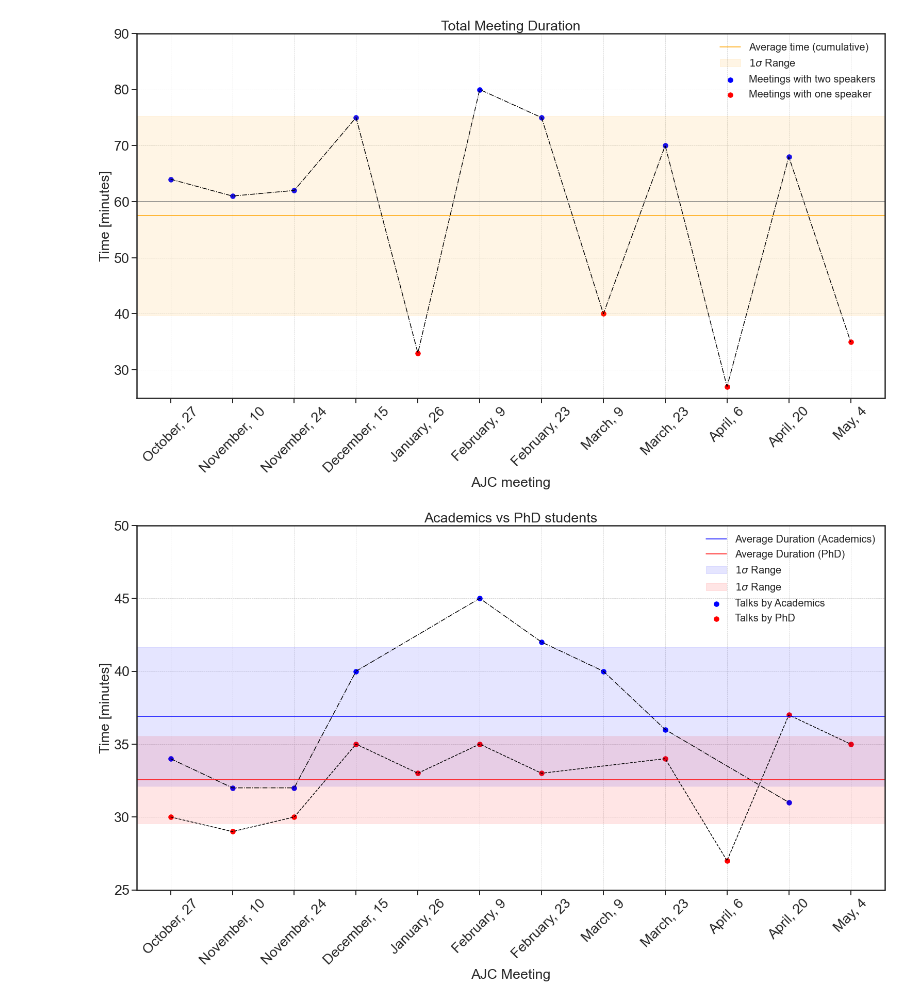
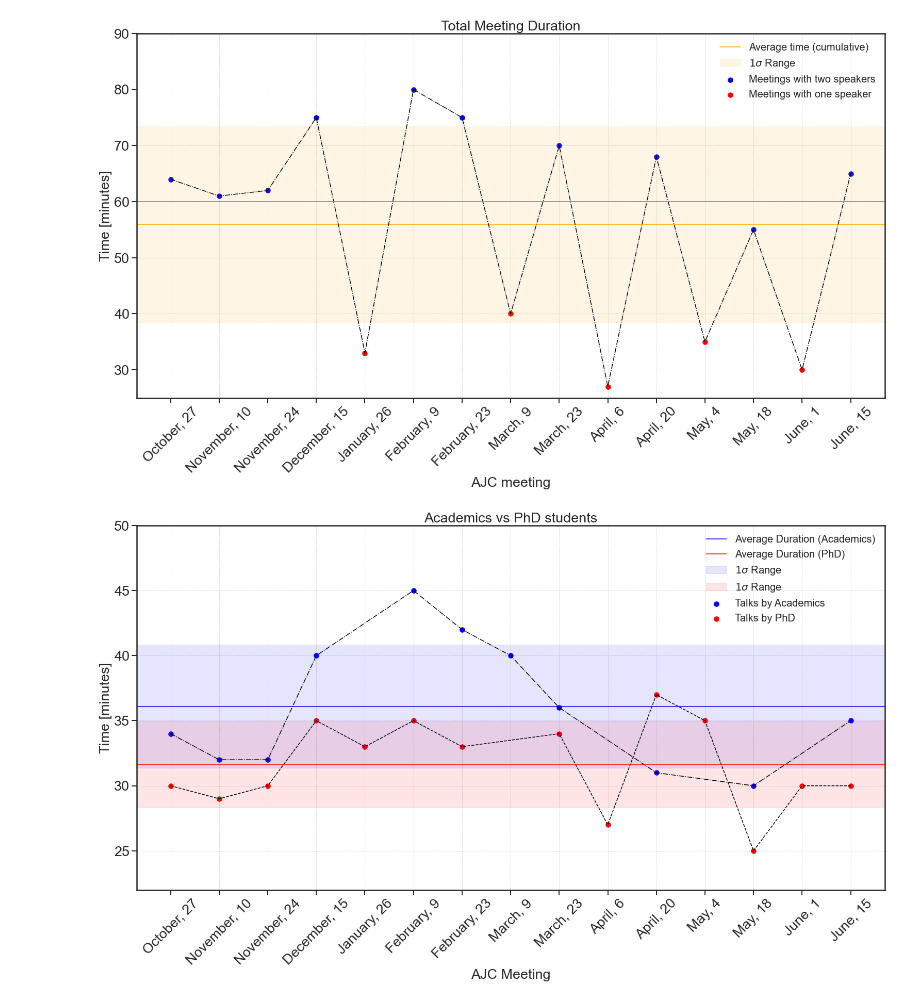
Before and after one commit to WilliamGiare/Astrophysics_Journal_CLub, a Jupyter notebook: Data & Analysis/AJC_analysis.ipynb, the cells around one changed output. Saved outputs shown, nothing was run; the diff lists cells and outputs as text; code cells hidden in the pictures.

```diff
--- a/Data & Analysis/AJC_analysis.ipynb
+++ b/Data & Analysis/AJC_analysis.ipynb
@@ -27,11 +27,11 @@ t_mean_total=np.mean(AJC_data[:,6])
 t_std_total=np.std(AJC_data[:,6])
 
 #Duration (Academics vs PhD)
-Acad_meetings=[AJC_data[0,0],AJC_data[1,0],AJC_data[2,0],AJC_data[3,0],AJC_data[5,0],AJC_data[6,0],AJC_data[7,0],AJC_data[8,0],AJC_data[10,0]]
-Acad_time=[AJC_data[0,4],AJC_data[1,4],AJC_data[2,4],AJC_data[3,4],AJC_data[5,4],AJC_data[6,4],AJC_data[7,4],AJC_data[8,4],AJC_data[10,4]]
+Acad_meetings=[AJC_data[0,0],AJC_data[1,0],AJC_data[2,0],AJC_data[3,0],AJC_data[5,0],AJC_data[6,0],AJC_data[7,0],AJC_data[8,0],AJC_data[10,0],AJC_data[12,0],AJC_data[14,0]]
+Acad_time=[AJC_data[0,4],AJC_data[1,4],AJC_data[2,4],AJC_data[3,4],AJC_data[5,4],AJC_data[6,4],AJC_data[7,4],AJC_data[8,4],AJC_data[10,4],AJC_data[12,4],AJC_data[14,4]]
 
-PhD_meetings=[AJC_data[0,0],AJC_data[1,0],AJC_data[2,0],AJC_data[3,0],AJC_data[4,0],AJC_data[5,0],AJC_data[6,0],AJC_data[8,0],AJC_data[9,0],AJC_data[10,0],AJC_data[11,0]]
-PhD_time=[AJC_data[0,5],AJC_data[1,5],AJC_data[2,5],AJC_data[3,5],AJC_data[4,5],AJC_data[5,5],AJC_data[6,5],AJC_data[8,5],AJC_data[9,5],AJC_data[10,5],AJC_data[11,5]]
+PhD_meetings=[AJC_data[0,0],AJC_data[1,0],AJC_data[2,0],AJC_data[3,0],AJC_data[4,0],AJC_data[5,0],AJC_data[6,0],AJC_data[8,0],AJC_data[9,0],AJC_data[10,0],AJC_data[11,0],AJC_data[12,0],AJC_data[13,0],AJC_data[14,0]]
+PhD_time=[AJC_data[0,5],AJC_data[1,5],AJC_data[2,5],AJC_data[3,5],AJC_data[4,5],AJC_data[5,5],AJC_data[6,5],AJC_data[8,5],AJC_data[9,5],AJC_data[10,5],AJC_data[11,5],AJC_data[12,5],AJC_data[13,5],AJC_data[14,5]]
 
 t_mean_Acad=np.mean(Acad_time)
 t_std_Acad=np.std(Acad_time)
@@ -214,6 +217,9 @@ ax1.scatter(AJC_data[8,0],AJC_data[8,6],s=90, alpha=1,color="b")
 ax1.scatter(AJC_data[9,0],AJC_data[9,6],s=90, alpha=1,color="r")
 ax1.scatter(AJC_data[10,0],AJC_data[10,6],s=90, alpha=1,color="b")
 ax1.scatter(AJC_data[11,0],AJC_data[11,6],s=90, alpha=1,color="r")
+ax1.scatter(AJC_data[12,0],AJC_data[12,6],s=90, alpha=1,color="b")
+ax1.scatter(AJC_data[13,0],AJC_data[13,6],s=90, alpha=1,color="r")
+ax1.scatter(AJC_data[14,0],AJC_data[14,6],s=90, alpha=1,color="b")
 
 ax1.plot(AJC_data[:,0],AJC_data[:,6],color="k",linestyle="-.")
 
@@ -232,6 +238,9 @@ labels[8]='March, 23'
 labels[9]='April, 6'
 labels[10]='April, 20'
 labels[11]='May, 4'
+labels[12]='May, 18'
+labels[13]='June, 1'
+labels[14]='June, 15'
 
 ax1.set_xticklabels(labels)
 
@@ -241,7 +250,7 @@ plt.show()
 
 #plt.savefig("Plot/Duration.pdf")
 # %% [output]
-[figure, old version]
+[figure, new version]
 # %%
 plt.rcParams["axes.edgecolor"] = "0.15"
 plt.rcParams["axes.linewidth"]  = "2.5"
@@ -270,7 +279,7 @@ ax1.grid(linestyle='--',linewidth=0.7)
 
 ax1.set_title('Academics vs PhD students')
 
-ax1.set_ylim(25,50)
+ax1.set_ylim(22,50)
 
 ax1.scatter(Acad_meetings,Acad_time,s=90, alpha=1,color="b",label="Talks by Academics")
 ax1.plot(Acad_meetings,Acad_time,color="k",linestyle="-.")
@@ -278,34 +287,37 @@ ax1.plot(Acad_meetings,Acad_time,color="k",linestyle="-.")
 ax1.scatter(PhD_meetings,PhD_time,s=90, alpha=1,color="r",label="Talks by PhD")
 ax1.plot(PhD_meetings,PhD_time,color="k",linestyle="--")
 
 plt.axhline(t_mean_Acad,color="b",label="Average Duration (Academics)")
 plt.axhspan(t_mean_Acad-t_std_Acad,t_mean_Acad+t_std_Acad,color="blue",alpha=0.1,label="$1\sigma$ Range")
 
 plt.axhline(t_mean_PhD,color="r",label="Average Duration (PhD)")
 plt.axhspan(t_mean_PhD-t_std_PhD,t_mean_PhD+t_std_PhD,color="r",alpha=0.1,label="$1\sigma$ Range")
 
 labels = [item.get_text() for item in ax1.get_xticklabels()]
 labels[0]='October, 27'
 labels[1]='November, 10'
 labels[2]='November, 24'
 labels[3]='December, 15'
 labels[4]='January, 26'
 labels[5]='February, 9'
 labels[6]='February, 23'
 labels[7]='March, 9'
 labels[8]='March, 23'
 labels[9]='April, 6'
 labels[10]='April, 20'
 labels[11]='May, 4'
+labels[12]='May, 18'
+labels[13]='June, 1'
+labels[14]='June, 15'
 ax1.set_xticklabels(labels)
 
 plt.legend(fontsize="20")
 
 plt.show()
 
 #plt.savefig("Plot/Academics_vs_png.pdf")
 # %% [output]
-[figure, old version]
+[figure, new version]
 # %%
 plt.rcParams["axes.edgecolor"] = "0.15"
 plt.rcParams["axes.linewidth"]  = "2.5"
```
Also changed, not shown: parts of 6 cells of this notebook, 2 other files.
